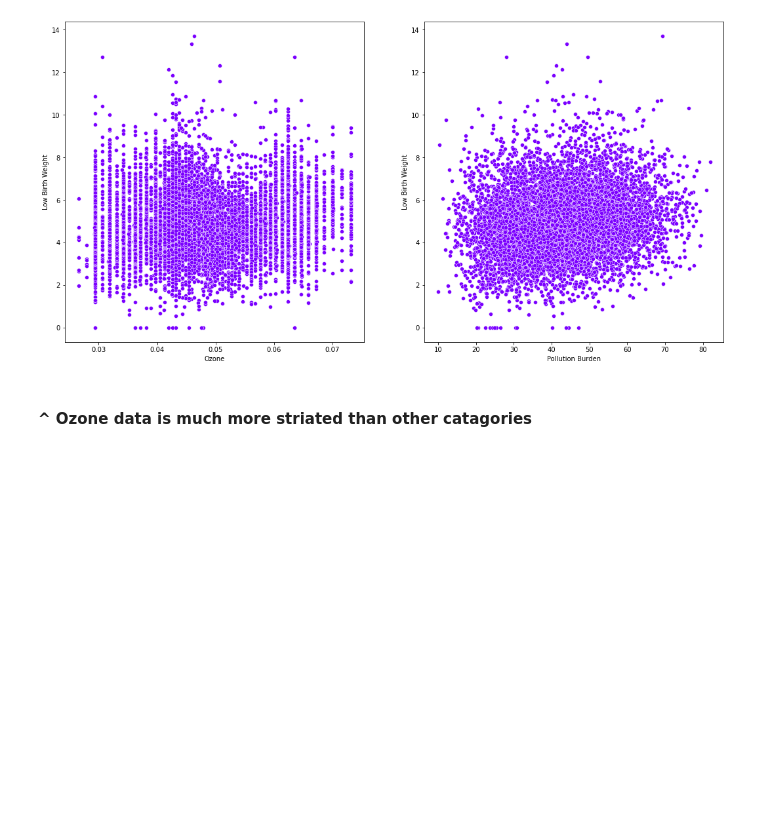
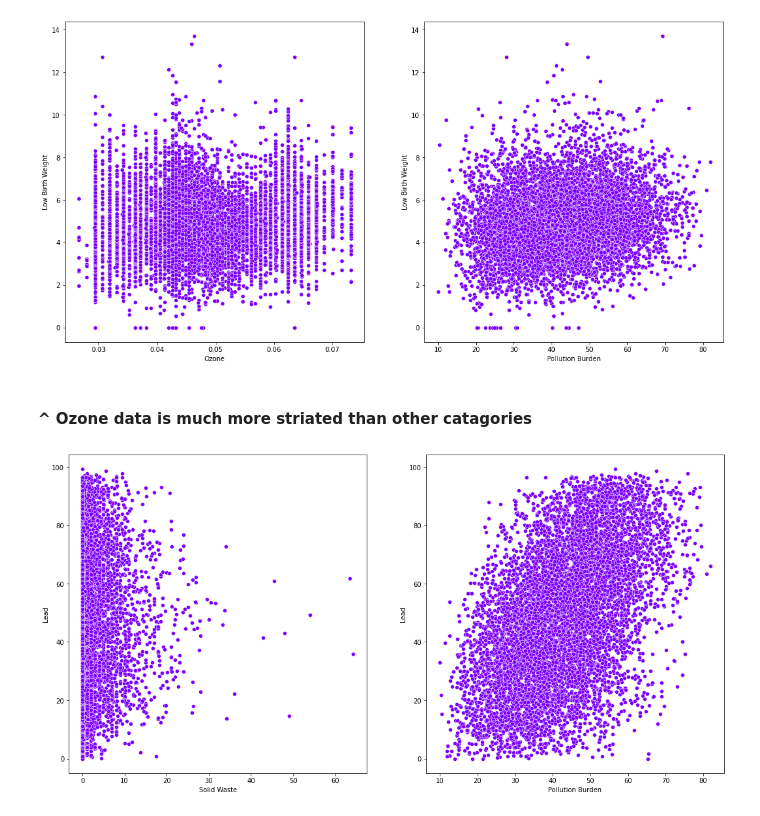
Before and after one commit to gigi-codes/warehouse_density, a Jupyter notebook: Marshall/EDA/enviro_EDA_04.ipynb, the cells around one changed output. Saved outputs shown, nothing was run; the diff lists cells and outputs as text; code cells hidden in the pictures; blank space fills up the shorter version.

```diff
--- a/Marshall/EDA/enviro_EDA_04.ipynb
+++ b/Marshall/EDA/enviro_EDA_04.ipynb
@@ -197,3 +186,18 @@ sns.scatterplot(data = feat_cols,
 [figure]
 # %% [markdown]
 #### ^ Ozone data is much more striated than other catagories
+# %%
+fig, ax = plt.subplots(nrows=1, ncols=2, sharey=False, figsize=(18, 9))
+
+x = 'Lead'
+y = 'Solid Waste'
+y2 = 'Pollution Burden'
+sns.scatterplot(data = enviro4,
+        x = y, y = x,
+        ax = ax[0]);
+
+sns.scatterplot(data = enviro4,
+        x = y2, y = x,
+        ax = ax[1]);
+# %% [output]
+[figure, added]
```
Also changed, not shown: parts of 4 cells of this notebook, 5 other files.
